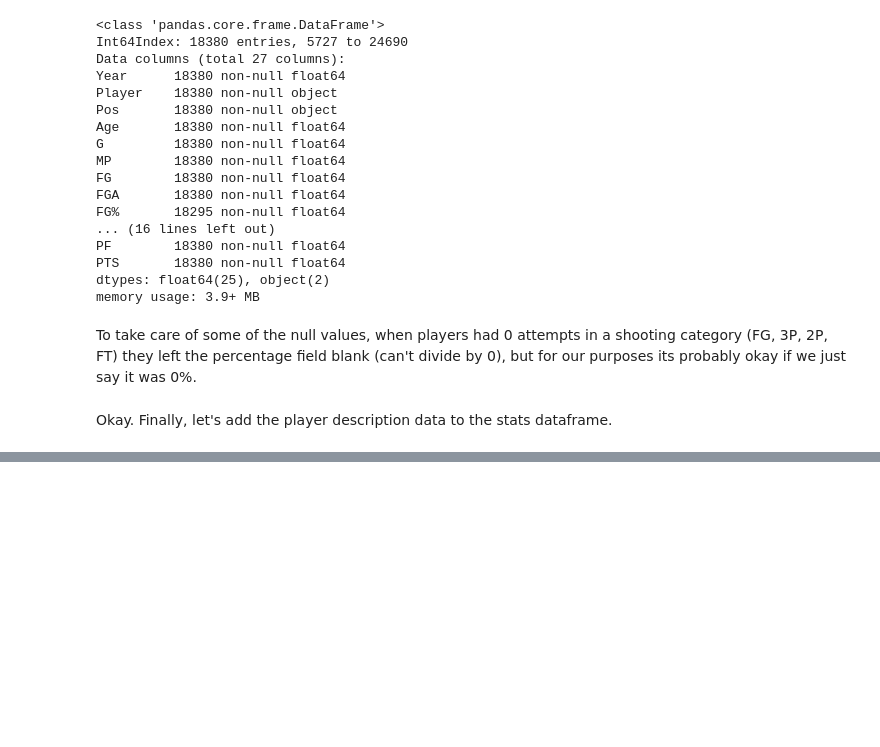
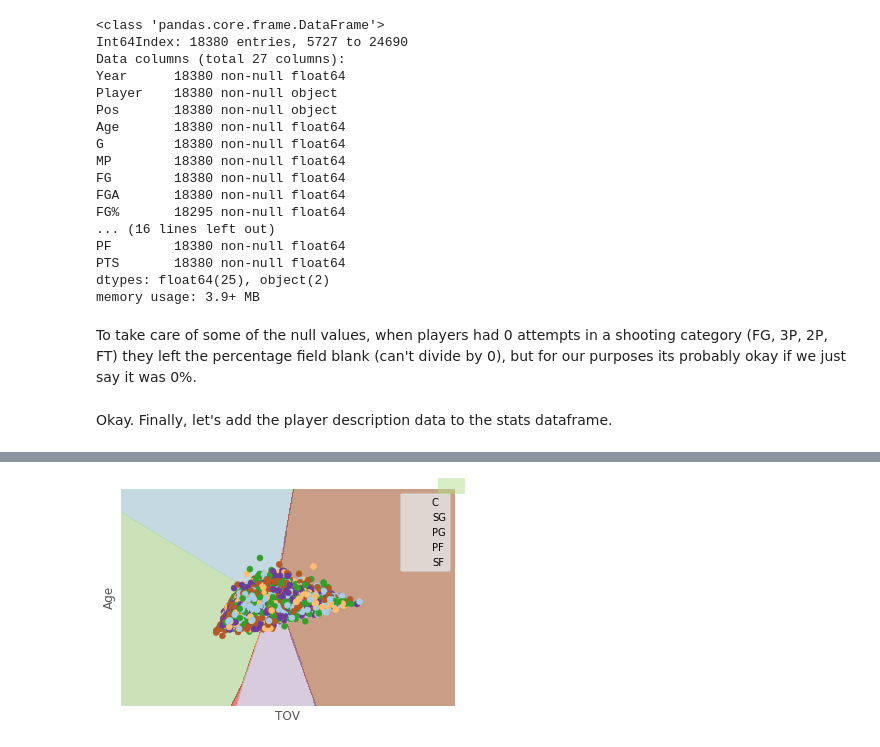
Before and after one commit to ncmatson/SMU_ML_Labs, a Jupyter notebook: 04smuml/Lab_4_Logistic_Regression.ipynb, the cells around one changed output, grey strips where cells are left out. Cells and saved outputs as stored; diff of their text form; code cells hidden in the pictures; blank space fills up the shorter version.

Commit message:
grid search and logistic regression classes

```diff
--- a/04smuml/Lab_4_Logistic_Regression.ipynb
+++ b/04smuml/Lab_4_Logistic_Regression.ipynb
@@ -190,0 +315,2 @@ memory usage: 4.2+ MB
+# %%
+X = stats.drop('Pos', axis=1)
@@ -190,0 +329,3 @@ memory usage: 4.2+ MB
+# %%
+yb = (y>4).astype(np.int)
+print(yb.shape)
@@ -190,0 +334,4 @@ memory usage: 4.2+ MB
+# %%
+from sklearn.model_selection import train_test_split
+
+X_train, X_test, y_train, y_test = train_test_split(X, yb, test_size=0.2)
@@ -190,0 +414,11 @@ memory usage: 4.2+ MB
+# %%
+## %%time
+
+X_train, X_test, y_train, y_test = train_test_split(X, y, test_size=0.2)
+
+lr = LogisticRegression(0.1,1000)
+lr.fit(X_train,y_train)
+print(lr)
+
+yhat = lr.predict(X_test)
+print('Accuracy of: ',accuracy_score(y_test,yhat))
@@ -190,0 +443,45 @@ memory usage: 4.2+ MB
+# %%
+# linear boundaries visualization from sklearn documentation
+from matplotlib import pyplot as plt
+import copy
+%matplotlib inline
+plt.style.use('ggplot')
+
+def plot_decision_boundaries(lr,Xin,y,title=''):
+    Xb = copy.deepcopy(Xin)
+
+    # pick two random columns
+    (one, two) = np.random.randint(0,X.shape[1], 2)
+
+
+    lr.fit(Xb[:,(one, two)],y) # train only on two features
+
+    h=0.01
+    # create a mesh to plot in
+    x_min, x_max = Xb[:, 0].min() - 1, Xb[:, 0].max() + 1
+    y_min, y_max = Xb[:, 1].min() - 1, Xb[:, 1].max() + 1
+    xx, yy = np.meshgrid(np.arange(x_min, x_max, h),
+                         np.arange(y_min, y_max, h))
+
+    # get prediction values
+    Z = lr.predict(np.c_[xx.ravel(), yy.ravel()])
+
+    # Put the result into a color plot
+    Z = Z.reshape(xx.shape)
+    plt.contourf(xx, yy, Z, cmap=plt.cm.Paired, alpha=0.5)
+
+    # Plot also the training points
+    plt.scatter(Xb[:, 0], Xb[:, 1], c=y, cmap=plt.cm.Paired)
+    plt.xlabel(stats.columns[one])
+    plt.ylabel(stats.columns[two])
+    plt.xlim(xx.min(), xx.max())
+    plt.ylim(yy.min(), yy.max())
+    plt.xticks(())
+    plt.yticks(())
+    plt.title(title)
+    plt.show()
+
+lr = LogisticRegression(0.1,1500) # this is still OUR LR implementation
+plot_decision_boundaries(lr,X_train,y_train)
+# %% [output]
+[figure, added]
```
Also changed, not shown: parts of 27 cells of this notebook.
